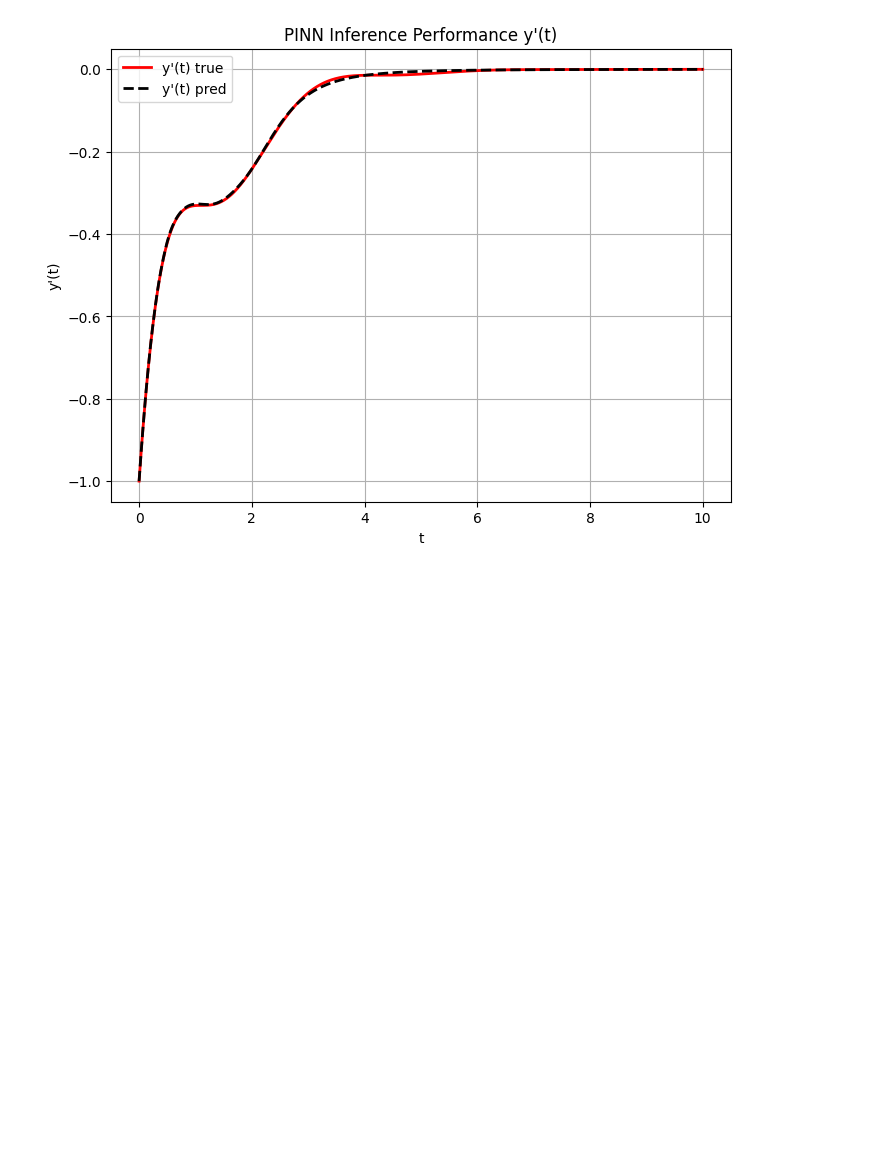
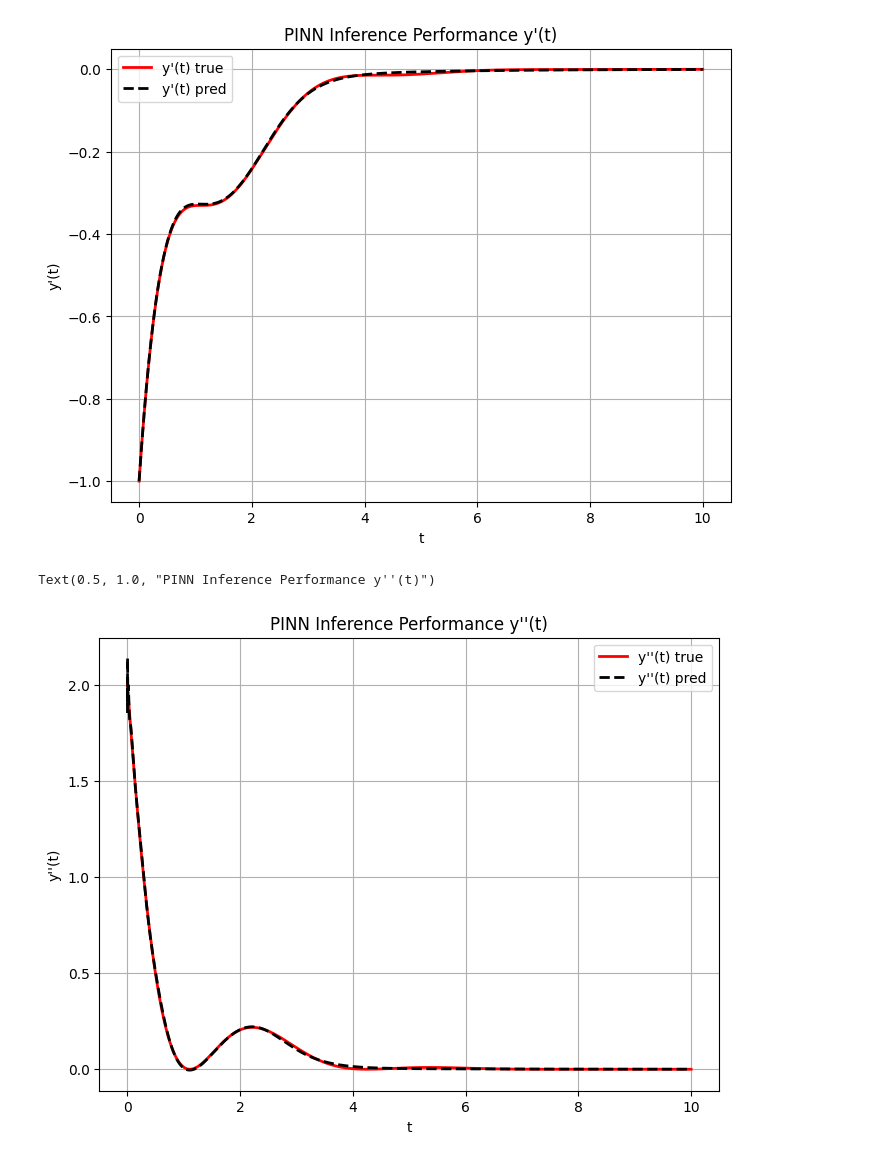
Before and after one commit to CS-433/ml-project-2-hapinness, a Jupyter notebook: Cauchy_1D_Inference.ipynb, the cells around one changed output. Cells and saved outputs as stored; diff of their text form; code cells hidden in the pictures; blank space fills up the shorter version.

```diff
--- a/Cauchy_1D_Inference.ipynb
+++ b/Cauchy_1D_Inference.ipynb
@@ -238,6 +294,18 @@ plt.title("PINN Inference Performance y'(t)")
 # %% [output]
 Text(0.5, 1.0, "PINN Inference Performance y'(t)")
 [figure]
+# %%
+plt.figure(figsize=(8, 6), dpi=100)
+plt.plot(t_f, y_ttt_f, color="red", linewidth=2, label='y\'\'(t) true')
+plt.plot(t_f,y_ttt_pred, color="black",linestyle='--', linewidth=2, label='y\'\'(t) pred')
+plt.legend()
+plt.grid()
+plt.xlabel("t")
+plt.ylabel("y''(t)")
+plt.title("PINN Inference Performance y''(t)")
+# %% [output]
+Text(0.5, 1.0, "PINN Inference Performance y''(t)")
+[figure, added]
 # %%
 plt.figure(figsize=(8, 6), dpi=100)
 plt.plot(t_f, np.zeros(len(t_f)), color="red", linewidth=2, label='f true')
```
Also changed, not shown: parts of 15 cells of this notebook, 6 other files.
